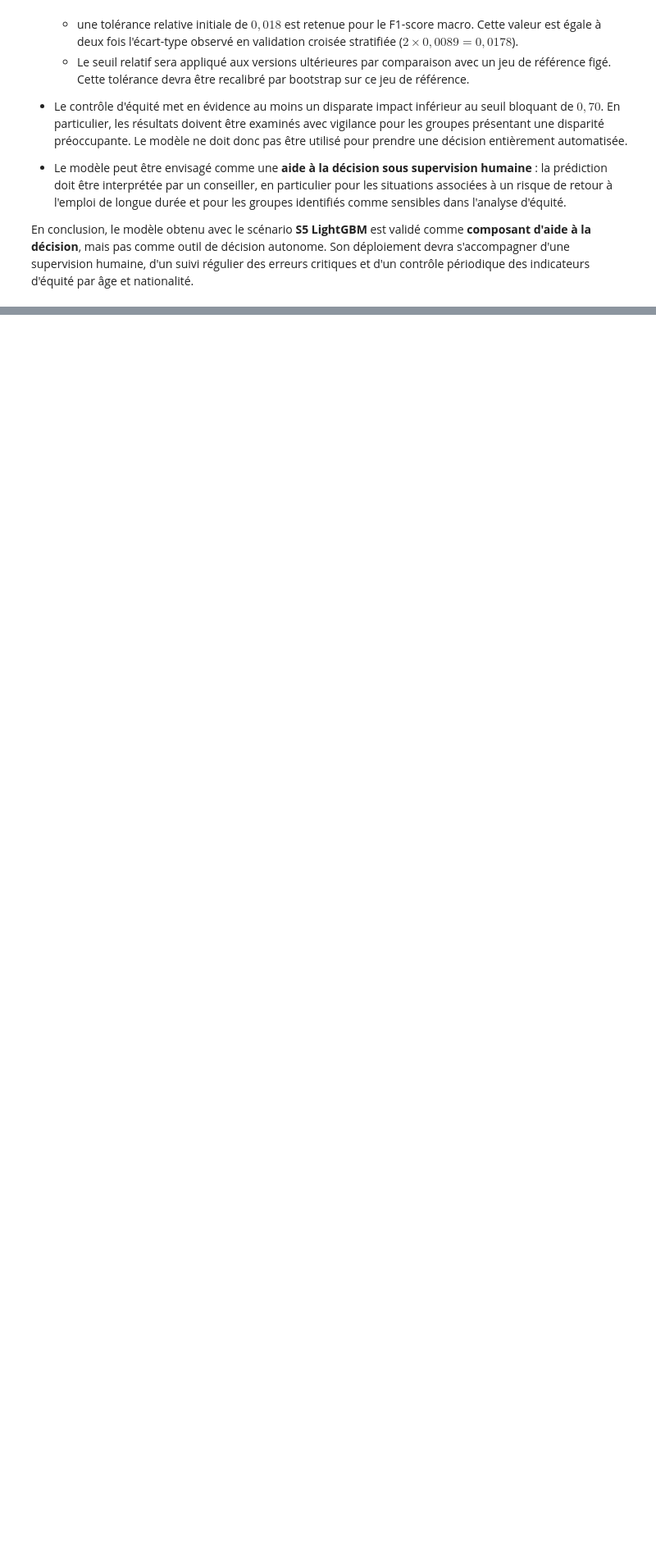
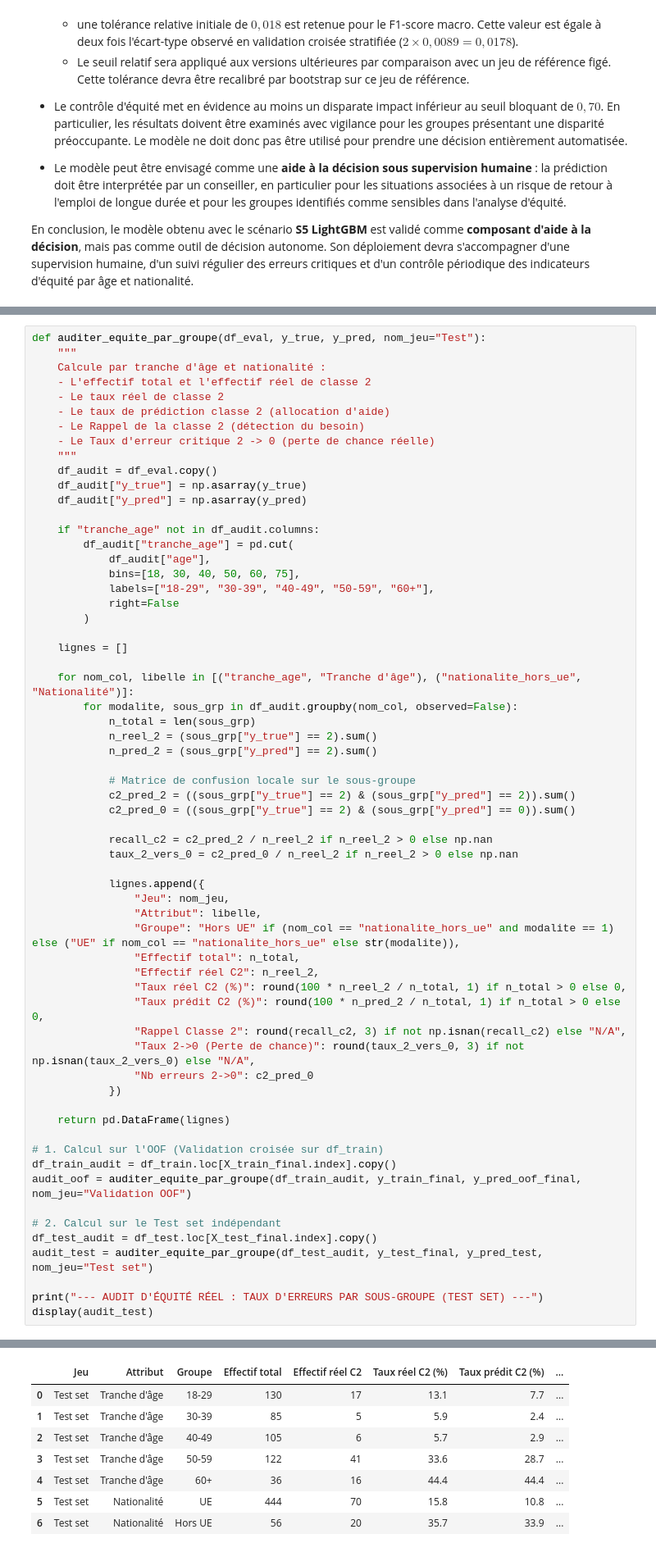
Before and after one commit to ddedomeni-j/Certification-Atlas-Cisia, a Jupyter notebook: Notebbok/ProjetFinal.ipynb, the cells around one changed output, grey strips where cells are left out. Shown at 82% size. Cells and saved outputs as stored; diff of their text form; blank space fills up the shorter version.

Commit message:
Doc(Notebbok) : complément analyse DI sur le taux de recall classe 2 par groupe - reprise analyse éthique et intégration au journal de bord

```diff
--- a/Notebbok/ProjetFinal.ipynb
+++ b/Notebbok/ProjetFinal.ipynb
@@ -2890,0 +2893,63 @@ En conclusion, le modèle obtenu avec le scénario **S5 LightGBM**  est validé
+# %%
+def auditer_equite_par_groupe(df_eval, y_true, y_pred, nom_jeu="Test"):
+    """
+    Calcule par tranche d'âge et nationalité :
+    - L'effectif total et l'effectif réel de classe 2
+    - Le taux réel de classe 2
+    - Le taux de prédiction classe 2 (allocation d'aide)
+    - Le Rappel de la classe 2 (détection du besoin)
+    - Le Taux d'erreur critique 2 -> 0 (perte de chance réelle)
+    """
+    df_audit = df_eval.copy()
+    df_audit["y_true"] = np.asarray(y_true)
+    df_audit["y_pred"] = np.asarray(y_pred)
+
+    if "tranche_age" not in df_audit.columns:
+        df_audit["tranche_age"] = pd.cut(
+            df_audit["age"],
+            bins=[18, 30, 40, 50, 60, 75],
+            labels=["18-29", "30-39", "40-49", "50-59", "60+"],
+            right=False
+        )
+
+    lignes = []
+
+    for nom_col, libelle in [("tranche_age", "Tranche d'âge"), ("nationalite_hors_ue", "Nationalité")]:
+        for modalite, sous_grp in df_audit.groupby(nom_col, observed=False):
+            n_total = len(sous_grp)
+            n_reel_2 = (sous_grp["y_true"] == 2).sum()
+            n_pred_2 = (sous_grp["y_pred"] == 2).sum()
+
+            # Matrice de confusion locale sur le sous-groupe
+            c2_pred_2 = ((sous_grp["y_true"] == 2) & (sous_grp["y_pred"] == 2)).sum()
+            c2_pred_0 = ((sous_grp["y_true"] == 2) & (sous_grp["y_pred"] == 0)).sum()
+
+            recall_c2 = c2_pred_2 / n_reel_2 if n_reel_2 > 0 else np.nan
+            taux_2_vers_0 = c2_pred_0 / n_reel_2 if n_reel_2 > 0 else np.nan
+
+            lignes.append({
+                "Jeu": nom_jeu,
+                "Attribut": libelle,
+                "Groupe": "Hors UE" if (nom_col == "nationalite_hors_ue" and modalite == 1) else ("UE" if nom_col == "nationalite_hors_ue" else str(modalite)),
+                "Effectif total": n_total,
+                "Effectif réel C2": n_reel_2,
+                "Taux réel C2 (%)": round(100 * n_reel_2 / n_total, 1) if n_total > 0 else 0,
+                "Taux prédit C2 (%)": round(100 * n_pred_2 / n_total, 1) if n_total > 0 else 0,
+                "Rappel Classe 2": round(recall_c2, 3) if not np.isnan(recall_c2) else "N/A",
+                "Taux 2->0 (Perte de chance)": round(taux_2_vers_0, 3) if not np.isnan(taux_2_vers_0) else "N/A",
+                "Nb erreurs 2->0": c2_pred_0
+            })
+
+    return pd.DataFrame(lignes)
+
+# 1. Calcul sur l'OOF (Validation croisée sur df_train)
+df_train_audit = df_train.loc[X_train_final.index].copy()
+audit_oof = auditer_equite_par_groupe(df_train_audit, y_train_final, y_pred_oof_final, nom_jeu="Validation OOF")
+
+# 2. Calcul sur le Test set indépendant
+df_test_audit = df_test.loc[X_test_final.index].copy()
+audit_test = auditer_equite_par_groupe(df_test_audit, y_test_final, y_pred_test, nom_jeu="Test set")
+
+print("--- AUDIT D'ÉQUITÉ RÉEL : TAUX D'ERREURS PAR SOUS-GROUPE (TEST SET) ---")
+display(audit_test)
+# %% [output]
@@ -2890,0 +2957,8 @@ En conclusion, le modèle obtenu avec le scénario **S5 LightGBM**  est validé
+|  | Jeu | Attribut | Groupe | Effectif total | Effectif réel C2 | Taux réel C2 (%) | Taux prédit C2 (%) | ... |
+| 0 | Test set | Tranche d'âge | 18-29 | 130 | 17 | 13.1 | 7.7 | ... |
+| 1 | Test set | Tranche d'âge | 30-39 | 85 | 5 | 5.9 | 2.4 | ... |
+| 2 | Test set | Tranche d'âge | 40-49 | 105 | 6 | 5.7 | 2.9 | ... |
+| 3 | Test set | Tranche d'âge | 50-59 | 122 | 41 | 33.6 | 28.7 | ... |
+| 4 | Test set | Tranche d'âge | 60+ | 36 | 16 | 44.4 | 44.4 | ... |
+| 5 | Test set | Nationalité | UE | 444 | 70 | 15.8 | 10.8 | ... |
+| 6 | Test set | Nationalité | Hors UE | 56 | 20 | 35.7 | 33.9 | ... |
```
Also changed, not shown: parts of 21 cells of this notebook.
